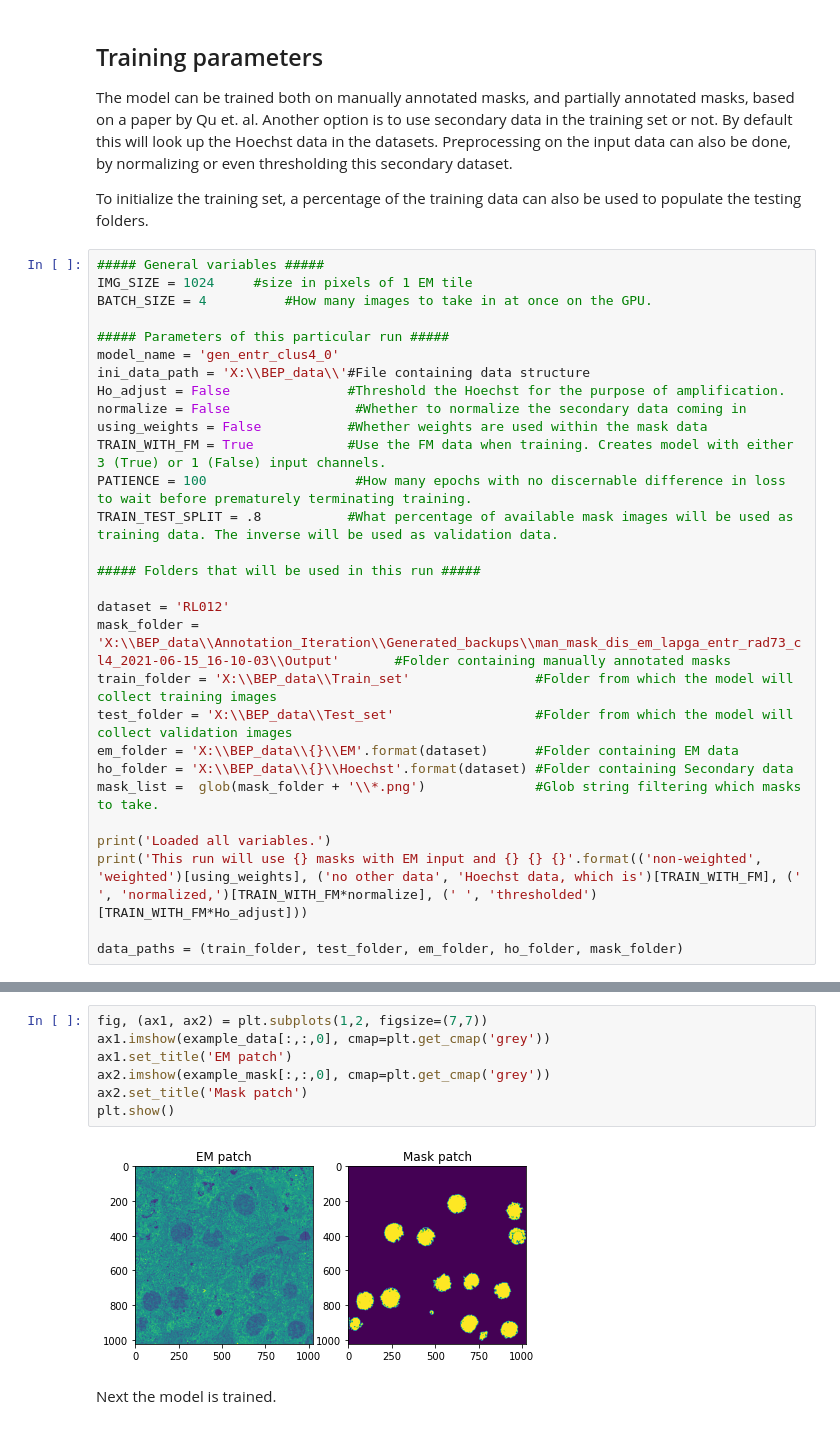
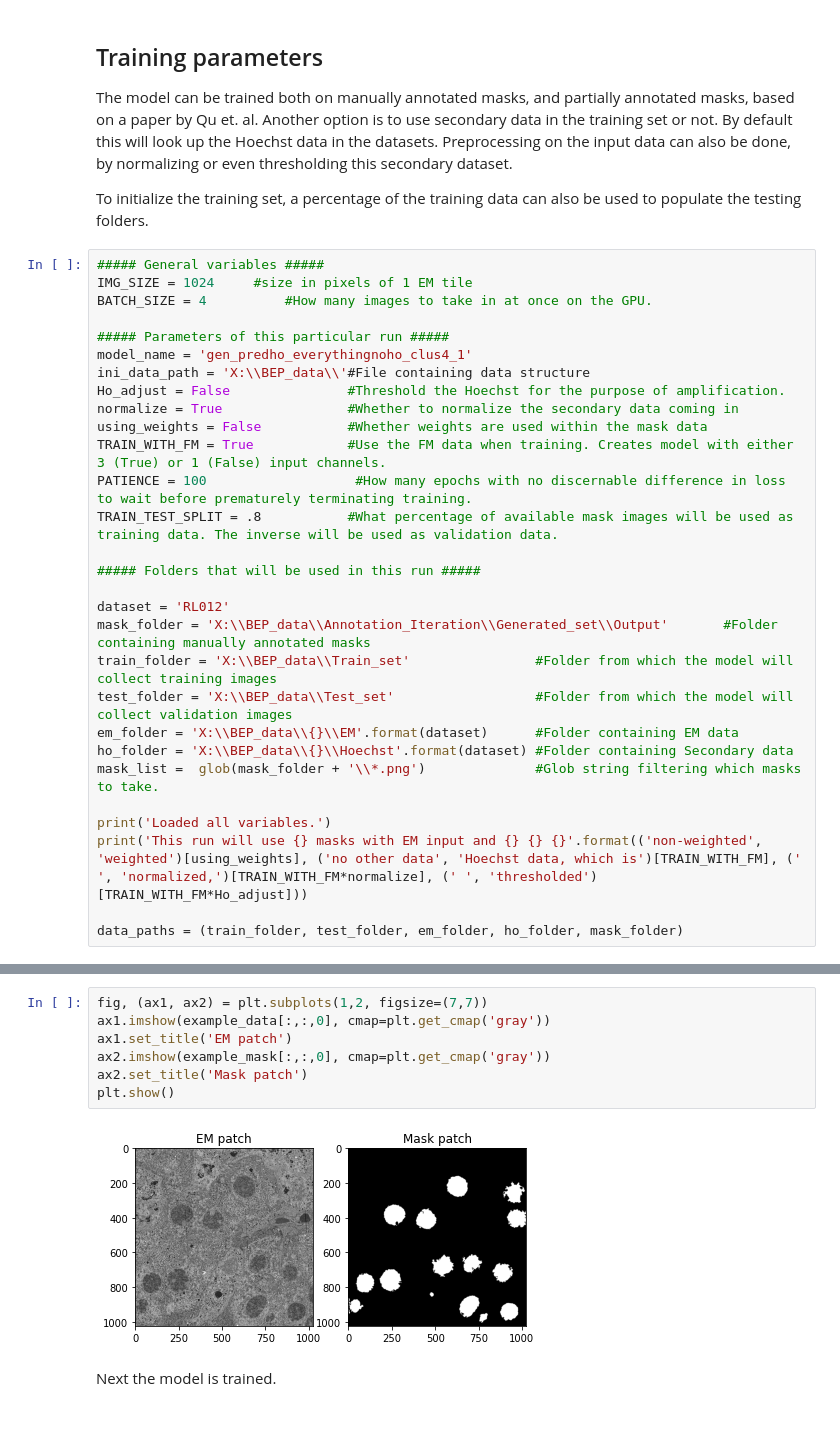
Before and after one commit to Steeldune/ML_mask_prediction, a Jupyter notebook: notebooks/train_model.ipynb, the cells around one changed output, grey strips where cells are left out. Saved outputs shown, nothing was run; the diff lists cells and outputs as text.

```diff
--- a/notebooks/train_model.ipynb
+++ b/notebooks/train_model.ipynb
@@ -149,10 +149,10 @@ IMG_SIZE = 1024     #size in pixels of 1 EM tile
 BATCH_SIZE = 4          #How many images to take in at once on the GPU.
 
 ##### Parameters of this particular run #####
-model_name = 'gen_entr_clus4_0'
+model_name = 'gen_predho_everythingnoho_clus4_1'
 ini_data_path = 'X:\\BEP_data\\'#File containing data structure
 Ho_adjust = False               #Threshold the Hoechst for the purpose of amplification.
-normalize = False                #Whether to normalize the secondary data coming in
+normalize = True                #Whether to normalize the secondary data coming in
 using_weights = False           #Whether weights are used within the mask data
 TRAIN_WITH_FM = True            #Use the FM data when training. Creates model with either 3 (True) or 1 (False) input channels.
 PATIENCE = 100                   #How many epochs with no discernable difference in loss to wait before prematurely terminating training.
@@ -161,7 +161,7 @@ TRAIN_TEST_SPLIT = .8           #What percentage of available mask images will b
 ##### Folders that will be used in this run #####
 
 dataset = 'RL012'
-mask_folder = 'X:\\BEP_data\\Annotation_Iteration\\Generated_backups\\man_mask_dis_em_lapga_entr_rad73_cl4_2021-06-15_16-10-03\\Output'       #Folder containing manually annotated masks
+mask_folder = 'X:\\BEP_data\\Annotation_Iteration\\Generated_set\\Output'       #Folder containing manually annotated masks
 train_folder = 'X:\\BEP_data\\Train_set'                #Folder from which the model will collect training images
 test_folder = 'X:\\BEP_data\\Test_set'                  #Folder from which the model will collect validation images
 em_folder = 'X:\\BEP_data\\{}\\EM'.format(dataset)      #Folder containing EM data
@@ -226,12 +226,12 @@ Testing on 15 images
 # %%
 fig, (ax1, ax2) = plt.subplots(1,2, figsize=(7,7))
-ax1.imshow(example_data[:,:,0], cmap=plt.get_cmap('grey'))
+ax1.imshow(example_data[:,:,0], cmap=plt.get_cmap('gray'))
 ax1.set_title('EM patch')
-ax2.imshow(example_mask[:,:,0], cmap=plt.get_cmap('grey'))
+ax2.imshow(example_mask[:,:,0], cmap=plt.get_cmap('gray'))
 ax2.set_title('Mask patch')
 plt.show()
 # %% [output]
-[figure, old version]
+[figure, new version]
 # %% [markdown]
 Next the model is trained.
 # %%
```
Also changed, not shown: parts of 3 cells of this notebook, 6 other files.
